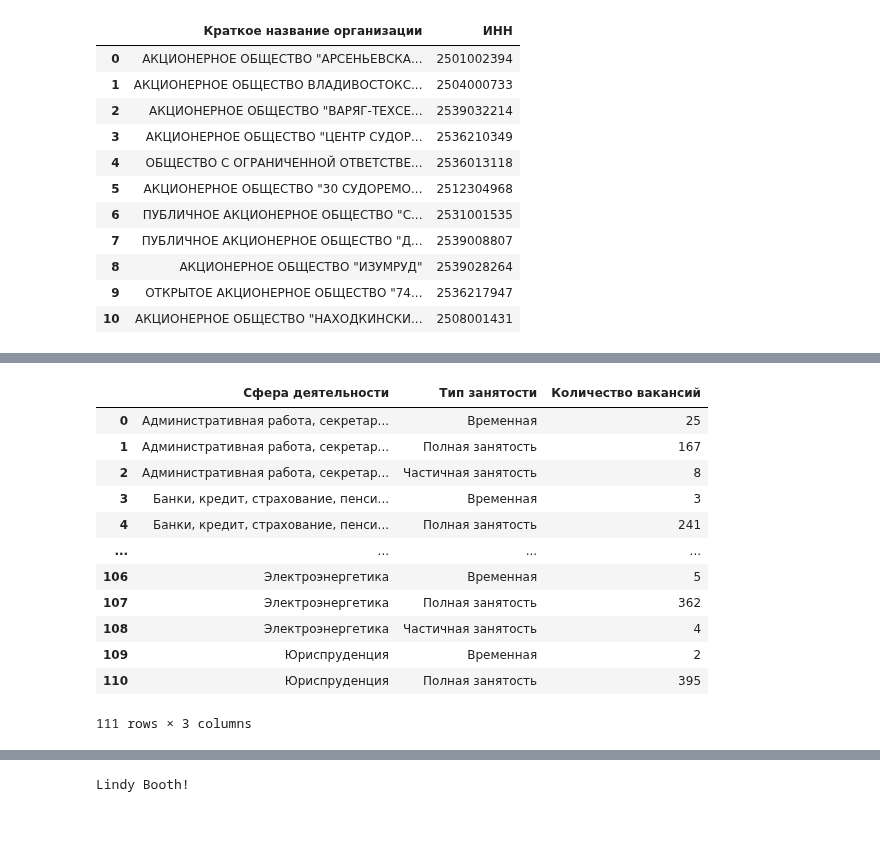
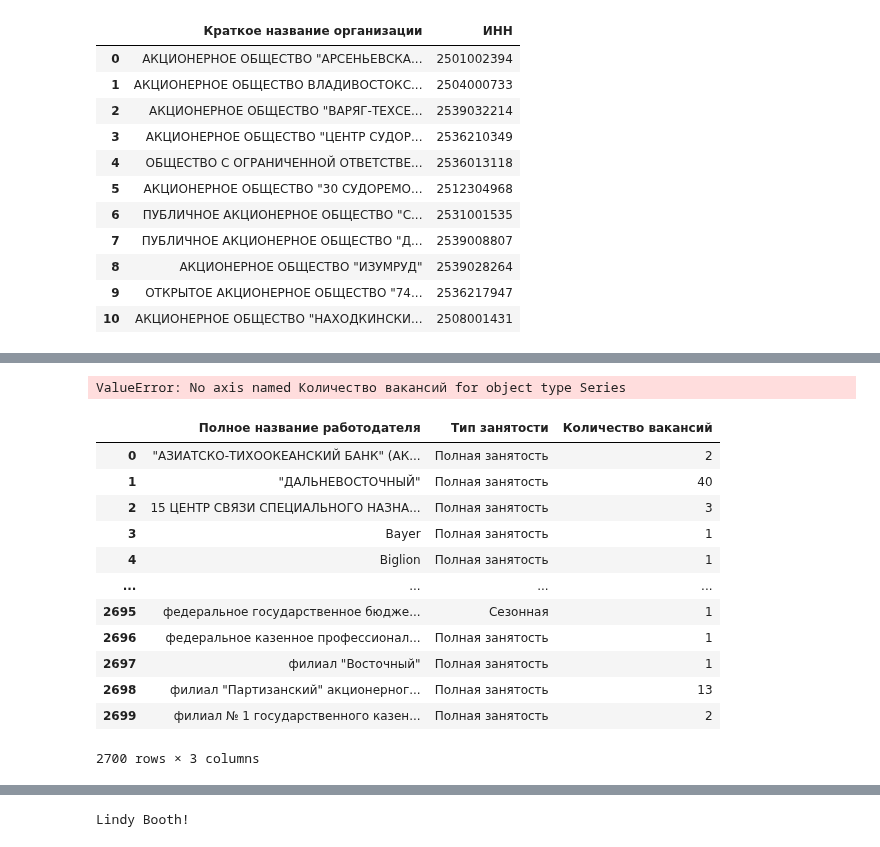
Before and after one commit to t0r1n88/Dodger_2023, a Jupyter notebook: prepare_data_trudvsem.ipynb, the cells around one changed output, grey strips where cells are left out. Cells and saved outputs as stored; diff of their text form; code cells hidden in the pictures.

```diff
--- a/prepare_data_trudvsem.ipynb
+++ b/prepare_data_trudvsem.ipynb
@@ -367,28 +367,35 @@ svod_shpere_type_job_region_df = svod_shpere_type_job_region_df.astype(int,error
 svod_shpere_type_job_region_df.columns = ['Количество вакансий']
 svod_shpere_type_job_region_df = svod_shpere_type_job_region_df.reset_index()
 # %%
-# Свод по графику работы для работодателей
-svod_org_schedule_region_df=pd.pivot_table(prepared_df,
-              index=['Полное название работодателя','График работы'],
+# Свод по типу занятости для работодателей
+svod_org_type_job_region_df=pd.pivot_table(prepared_df,
+              index=['Полное название работодателя','Тип занятости'],
               values = ['Количество рабочих мест'],
               aggfunc={'Количество рабочих мест':[np.sum]},
                                         fill_value=0)
-svod_org_schedule_region_df = svod_org_schedule_region_df.droplevel(level=0,axis=1) # убираем мультииндекс
+svod_org_type_job_region_df = svod_org_type_job_region_df.droplevel(level=0,axis=1) # убираем мультииндекс
 
-svod_org_schedule_region_df = svod_org_schedule_region_df.astype(int,errors='ignore')
-svod_org_schedule_region_df.columns = ['Количество вакансий']
-svod_org_schedule_region_df = svod_org_schedule_region_df.reset_index()
+svod_org_type_job_region_df = svod_org_type_job_region_df.astype(int,errors='ignore')
+svod_org_type_job_region_df.columns = ['Количество вакансий']
+svod_org_type_job_region_df = svod_org_type_job_region_df.reset_index()
+
+#svod_org_type_job_region_df.sort_values(by=['Полное название работодателя','Тип занятости','Количество вакансий'],
+ #                                      ascending=[False,False,False])
 # %% [output]
-|  | Сфера деятельности | Тип занятости | Количество вакансий |
-| 0 | Административная работа, секретар... | Временная | 25 |
-| 1 | Административная работа, секретар... | Полная занятость | 167 |
-| 2 | Административная работа, секретар... | Частичная занятость | 8 |
-| 3 | Банки, кредит, страхование, пенси... | Временная | 3 |
-| 4 | Банки, кредит, страхование, пенси... | Полная занятость | 241 |
-| ... | ... | ... | ... |
-| 106 | Электроэнергетика | Временная | 5 |
-| 107 | Электроэнергетика | Полная занятость | 362 |
-| 108 | Электроэнергетика | Частичная занятость | 4 |
-| 109 | Юриспруденция | Временная | 2 |
-| 110 | Юриспруденция | Полная занятость | 395 |
-111 rows × 3 columns
+ValueError: No axis named Количество вакансий for object type Series
+# %%
+svod_org_type_job_region_df
+# %% [output]
+|  | Полное название работодателя | Тип занятости | Количество вакансий |
+| 0 | "АЗИАТСКО-ТИХООКЕАНСКИЙ БАНК" (АК... | Полная занятость | 2 |
+| 1 | "ДАЛЬНЕВОСТОЧНЫЙ" | Полная занятость | 40 |
+| 2 | 15 ЦЕНТР СВЯЗИ СПЕЦИАЛЬНОГО НАЗНА... | Полная занятость | 3 |
+| 3 | Bayer | Полная занятость | 1 |
+| 4 | Biglion | Полная занятость | 1 |
+| ... | ... | ... | ... |
+| 2695 | федеральное государственное бюдже... | Сезонная | 1 |
+| 2696 | федеральное казенное профессионал... | Полная занятость | 1 |
+| 2697 | филиал "Восточный" | Полная занятость | 1 |
+| 2698 | филиал "Партизанский" акционерног... | Полная занятость | 13 |
+| 2699 | филиал № 1 государственного казен... | Полная занятость | 2 |
+2700 rows × 3 columns
```
Also changed, not shown: parts of 40 cells of this notebook.
